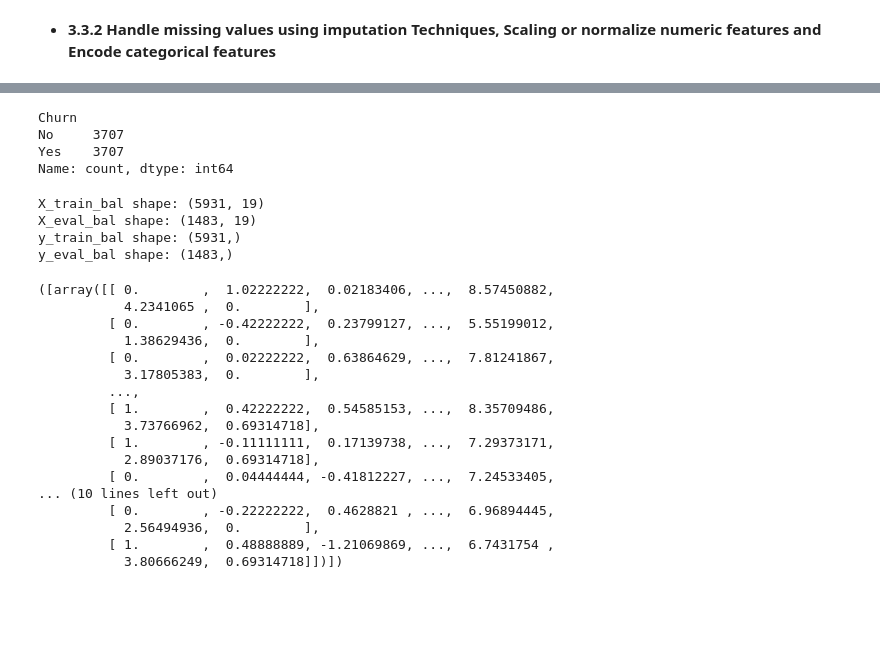
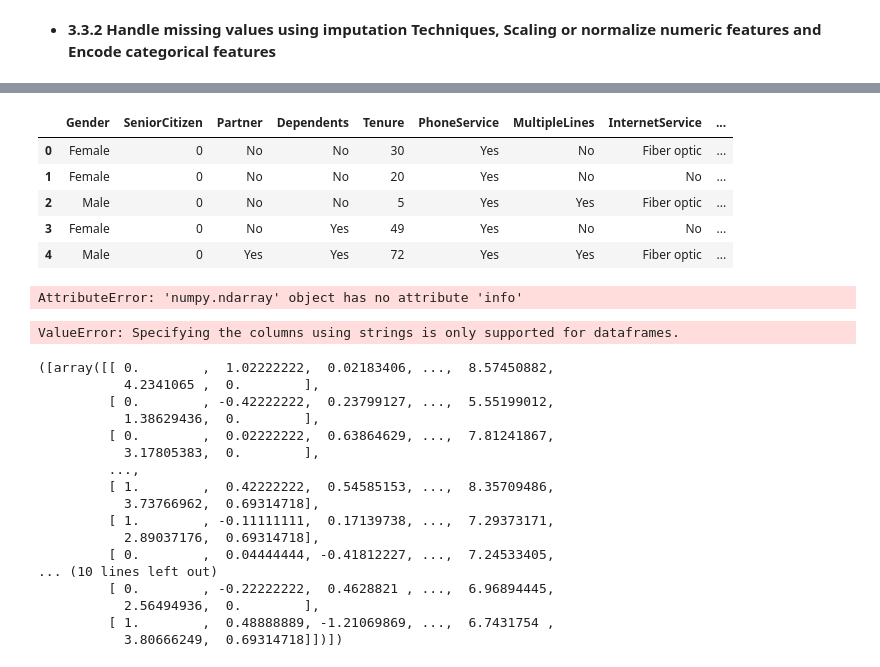
Before and after one commit to BamBamOguns/Customer-Churn-Prediction-Vodafone-Corporation-, a Jupyter notebook: notebooks/main.ipynb, the cells around one changed output, grey strips where cells are left out. Drawn from its saved outputs; the diff is of its cells as text; code cells hidden in the pictures; blank space fills up the shorter version.

Commit message:
Model Training and Evaluation

```diff
--- a/notebooks/main.ipynb
+++ b/notebooks/main.ipynb
@@ -1287,24 +1265,0 @@ voda_train_balanced.head()
-# %%
-voda_train_balanced['Churn'].value_counts()
-# %% [output]
-Churn
-No     3707
-Yes    3707
-Name: count, dtype: int64
-# %%
-# Split the balanced dataset again
-X_balanced = voda_train_balanced.drop('Churn', axis = 1)
-y_balanced = voda_train_balanced['Churn']
-
-X_train_bal, X_eval_bal, y_train_bal, y_eval_bal = train_test_split(X_balanced, y_balanced, test_size = 0.2, random_state = 100, stratify = y_balanced)
-
-# Print the shapes of the resulting sets to verify the balanced split
-print("X_train_bal shape:", X_train_bal.shape)
-print("X_eval_bal shape:", X_eval_bal.shape)
-print("y_train_bal shape:", y_train_bal.shape)
-print("y_eval_bal shape:", y_eval_bal.shape)
-# %% [output]
-X_train_bal shape: (5931, 19)
-X_eval_bal shape: (1483, 19)
-y_train_bal shape: (5931,)
-y_eval_bal shape: (1483,)
@@ -1314,3 +1266,30 @@ y_eval_bal shape: (1483,)
+# %%
+# Encode Label/Target
+le = LabelEncoder()
+y_train = le.fit_transform(y_train)
+y_eval = le.transform(y_eval)
+# %%
+# Balance Dataset
+ros = RandomOverSampler(random_state = 42)
+X_train_balanced, y_train_balanced = ros.fit_resample(X_train, y_train)
+X_train_balanced.head()
+# %% [output]
+|  | Gender | SeniorCitizen | Partner | Dependents | Tenure | PhoneService | MultipleLines | InternetService | ... |
+| 0 | Female | 0 | No | No | 30 | Yes | No | Fiber optic | ... |
+| 1 | Female | 0 | No | No | 20 | Yes | No | No | ... |
+| 2 | Male | 0 | No | No | 5 | Yes | Yes | Fiber optic | ... |
+| 3 | Female | 0 | No | Yes | 49 | Yes | No | No | ... |
+| 4 | Male | 0 | Yes | Yes | 72 | Yes | Yes | Fiber optic | ... |
+# %%
+X_train_balanced.info()
+# %% [output]
+AttributeError: 'numpy.ndarray' object has no attribute 'info'
+# %%
+# Transform X_train_balanced and X_test using the preprocessor
+X_train_balanced = preprocessor.fit_transform(X_train_balanced)
+X_eval_balanced = preprocessor.transform(X_eval_balanced)
+# %% [output]
+ValueError: Specifying the columns using strings is only supported for dataframes.
 # %%
 # Encode label/target
 le = LabelEncoder()
```
Also changed, not shown: parts of 10 cells of this notebook, 1 other file.
